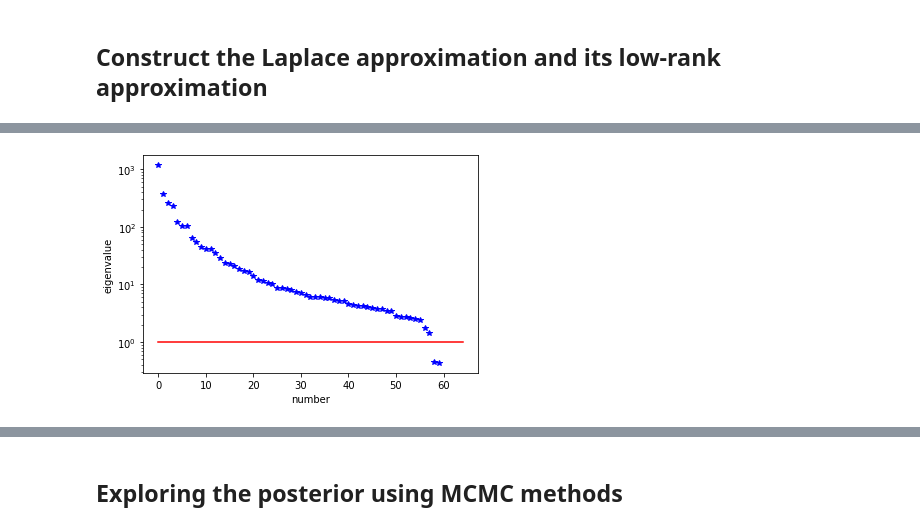
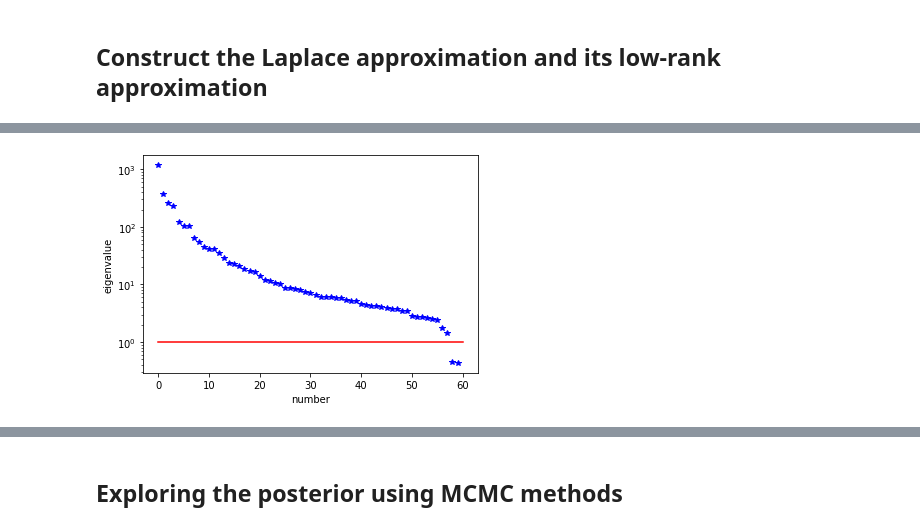
Before and after one commit to hippylib/hippylib2muq, a Jupyter notebook: examples/poisson_benchmark/poisson_benchmark.ipynb, the cells around one changed output, grey strips where cells are left out. Saved outputs shown, nothing was run; the diff lists cells and outputs as text; code cells hidden in the pictures.

Commit message:
updated the poisson benchmark exampe; checked the prior.

```diff
--- a/examples/poisson_benchmark/poisson_benchmark.ipynb
+++ b/examples/poisson_benchmark/poisson_benchmark.ipynb
@@ -136,6 +136,24 @@ class PDEVariationalProblem(hl.PDEVariationalProblem):
         """
         self.M.transpmult(m1, m0)
 
+    def evalGradientParameter(self, x, out):
+        """Given :math:`u, m, p`; evaluate :math:`\\delta_m F(u, m, p; \\hat{m}),\\, \\forall \\hat{m}.`
+
+        This function gets self.Vh0 space and give output living on self.Vh0 space
+        """
+        m1 = self.parameter_projection(x[hl.PARAMETER])
+        mg1 = self.generate_parameter()
+
+        u = hl.vector2Function(x[hl.STATE], self.Vh[hl.STATE])
+        m = hl.vector2Function(m1, self.Vh[hl.PARAMETER])
+        p = hl.vector2Function(x[hl.ADJOINT], self.Vh[hl.ADJOINT])
+        dm = dl.TestFunction(self.Vh[hl.PARAMETER])
+        res_form = self.varf_handler(u, m, p)
+        out.zero()
+        dl.assemble( dl.derivative(res_form, m, dm), tensor=mg1)
+
+        self.transmult_M(mg1, out)
+
 
 class PointwiseStateObservation(hl.PointwiseStateObservation):
     def __init__(self, h, Vh, obs_points, noise_variance=None):
@@ -188,8 +206,7 @@ class PointwiseStateObservation(hl.PointwiseStateObservation):
             )
         )
 
-
-class Prior:
+class Prior(hl.modeling.prior._Prior):
     def __init__(self, Vh, variance, mean=None):
         self.variance = variance
 
@@ -199,6 +216,7 @@ class Prior:
         I.zero()
         I.ident_zeros()
         self.R = I / self.variance
+        self.sqrtR = I / math.sqrt(self.variance)
         self.Rsolver = hl.PETScLUSolver(Vh.mesh().mpi_comm())
         self.Rsolver.set_operator(self.R)
 
@@ -228,12 +246,11 @@ class Prior:
         self.R.mult(d, out)
 
     def sample(self, noise, s, add_mean=True):
-        rhs = noise
+        rhs = self.sqrtR*noise
         self.Rsolver.solve(s, rhs)
 
         if add_mean:
             s.axpy(1.0, self.mean)
-
 
 class Model(hl.Model):
     def generate_vector(self, component="ALL"):
@@ -254,7 +271,7 @@ class Model(hl.Model):
         if component == "ALL":
             x = [
                 self.problem.generate_state(),
-                self.problem.generate_parameter(),
+                dl.Function(self.problem.Vh0).vector(),
                 self.problem.generate_state(),
             ]
         elif component == hl.STATE:
@@ -321,10 +338,12 @@ class Model(hl.Model):
         """
         tmp = self.generate_vector(hl.PARAMETER)
 
-        m1 = self.problem.parameter_projection(x[hl.PARAMETER])
-        mg1 = self.problem.generate_parameter()
-        self.problem.evalGradientParameter([x[hl.STATE], m1, x[hl.ADJOINT]], mg1)
-        self.problem.transmult_M(mg1, mg)
+#         m1 = self.problem.parameter_projection(x[hl.PARAMETER])
+#         mg1 = self.problem.generate_parameter()
+#         self.problem.evalGradientParameter([x[hl.STATE], m1, x[hl.ADJOINT]], mg1)
+#         self.problem.transmult_M(mg1, mg)
+
+        self.problem.evalGradientParameter(x, mg)
 
         self.misfit.grad(hl.PARAMETER, x, tmp)
         mg.axpy(1.0, tmp)
@@ -520,7 +539,7 @@ $$
 
 Here, we take $\sigma = 2$ and all entities of $\mathbf{m}_0$ equal to $\sigma^2$ (this setting is equivalent to the prior for $\boldsymbol{\theta}$ defined in the paper by Aristoff and Bangerth.
 # %%
-prior_std = 2
+prior_std = 2.
 prior_variance = prior_std * prior_std
 prior = Prior(Vh[hl.PARAMETER], prior_variance)
 prior.mean[:] = np.ones(Vh[hl.PARAMETER].dim()) * prior_variance
@@ -623,12 +700,12 @@ dl.File(results_path + "map.pvd") << map
 #
 model.setPointForHessianEvaluations(x, gauss_newton_approx=False)
 Hmisfit = hl.ReducedHessian(model, misfit_only=True)
-k = 64
-p = 20
+k = 60
+p = 12
 
 Omega = hl.MultiVector(x[hl.PARAMETER], k + p)
 hl.parRandom.normal(1.0, Omega)
-lmbda, V = hl.doublePassG(Hmisfit, prior.R, prior.Rsolver, Omega, k)
+lmbda, V = hl.doublePassG(Hmisfit, prior.R, prior.Rsolver, Omega, k, check=False)
 
 nu = hl.GaussianLRPosterior(prior, lmbda, V)
 nu.mean = x[hl.PARAMETER]
@@ -659,4 +736,4 @@ Final cost:  128.8629008373048
-[figure, old version]
+[figure, new version]
 # %%
 import matplotlib.collections
 
```
Also changed, not shown: parts of 21 cells of this notebook, 21 other files.
